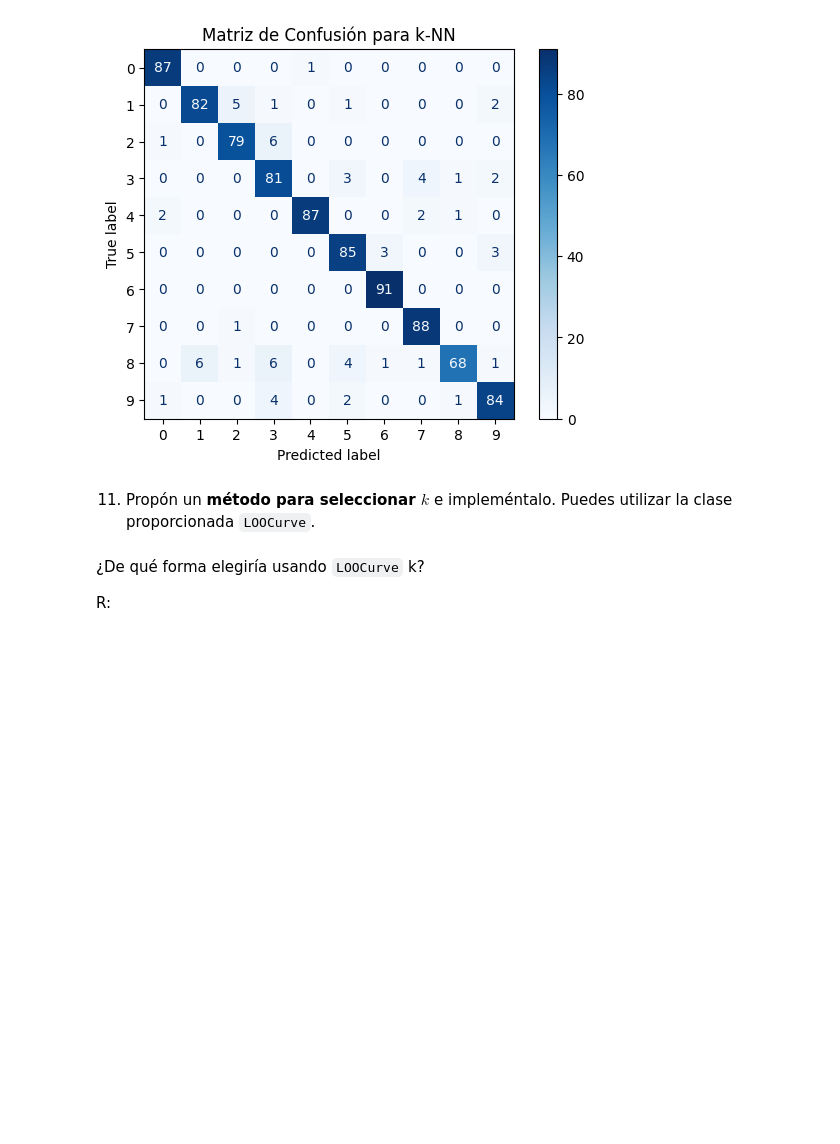
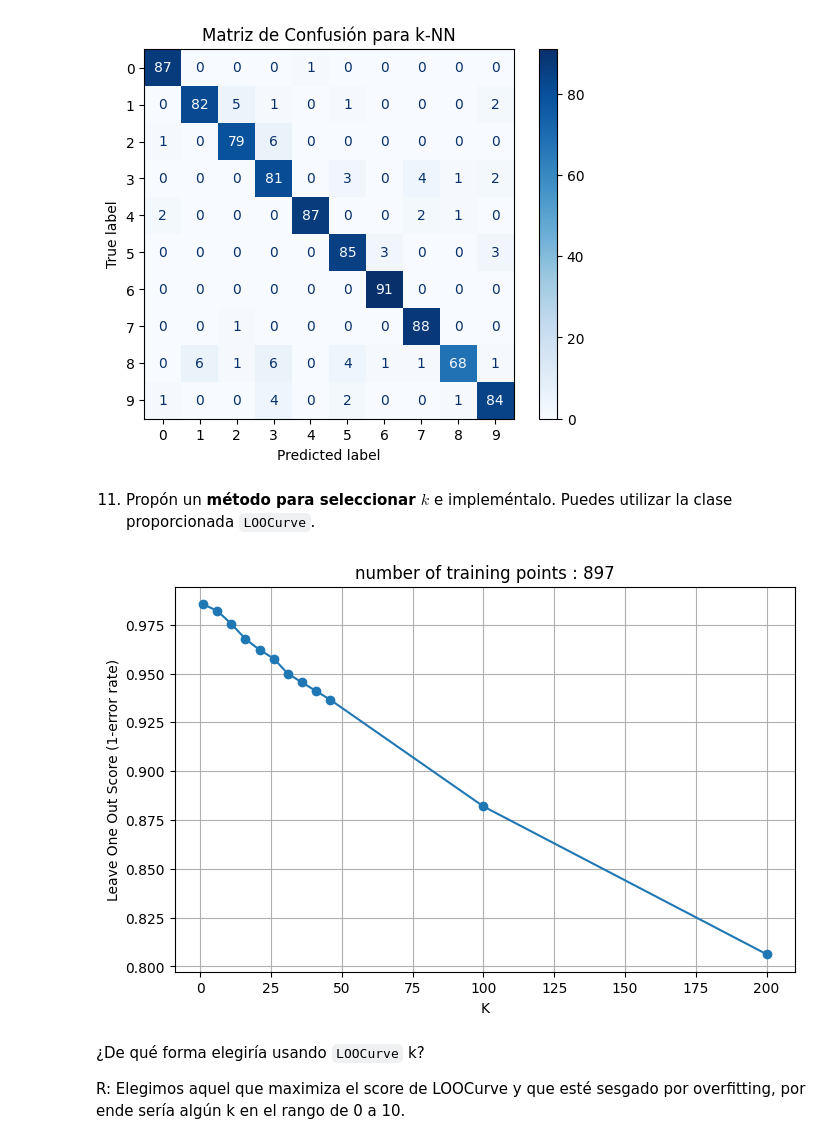
Before and after one commit to SebaSalasLvd/laboratorios-mineria, a Jupyter notebook: lab4/Lab_4.ipynb, the cells around one changed output. Saved outputs shown, nothing was run; the diff lists cells and outputs as text; code cells hidden in the pictures; blank space fills up the shorter version.

```diff
--- a/lab4/Lab_4.ipynb
+++ b/lab4/Lab_4.ipynb
@@ -494,12 +494,20 @@ plt.show()
 # %%
 # Revise la clase 'LOOCurve', en el archivo fuente
 
+# Seleccionamos usando LOOCurve con pesos uniformes
+
 from tp_knn_source import LOOCurve
 
-loo_curve = LOOCurve(k_range=list(range(1, 50, 5)) + list(range(100, 300, 100)))
+loo_curve = LOOCurve(k_range=list(range(1, 50, 5)) + list(range(100, 300, 100)), weights='uniform')
+loo_curve.fit_curve(X_train, Y_train)
 
-# TODO : Graficar LOOCurve
+plt.figure(figsize=(8, 5))
+loo_curve.plot(marker='o')
+plt.grid(True)
+plt.show()
+# %% [output]
+[figure, added]
 # %% [markdown]
 ¿De qué forma elegiría usando `LOOCurve` k?
 
-R:
+R: Elegimos aquel que maximiza el score de LOOCurve y que esté sesgado por overfitting, por ende sería algún k en el rango de 0 a 10.
```
Also changed, not shown: parts of 10 cells of this notebook.
